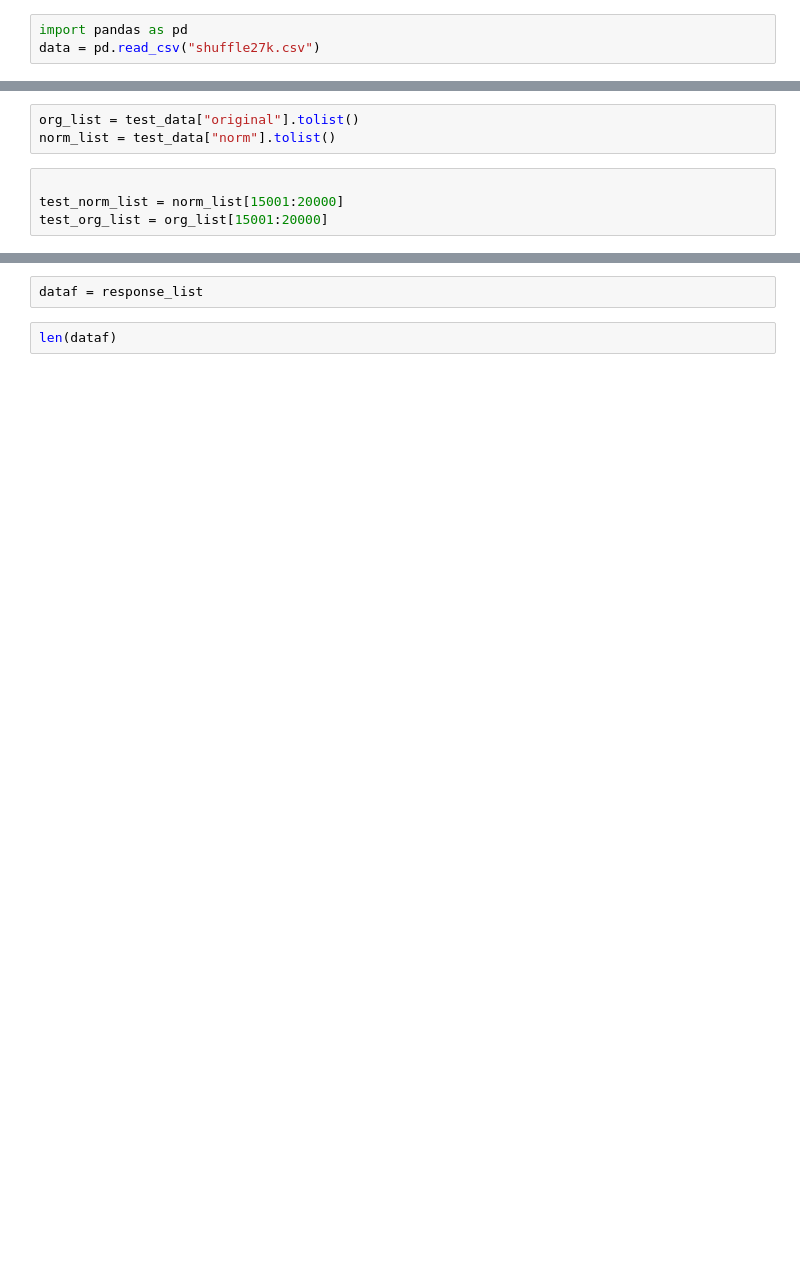
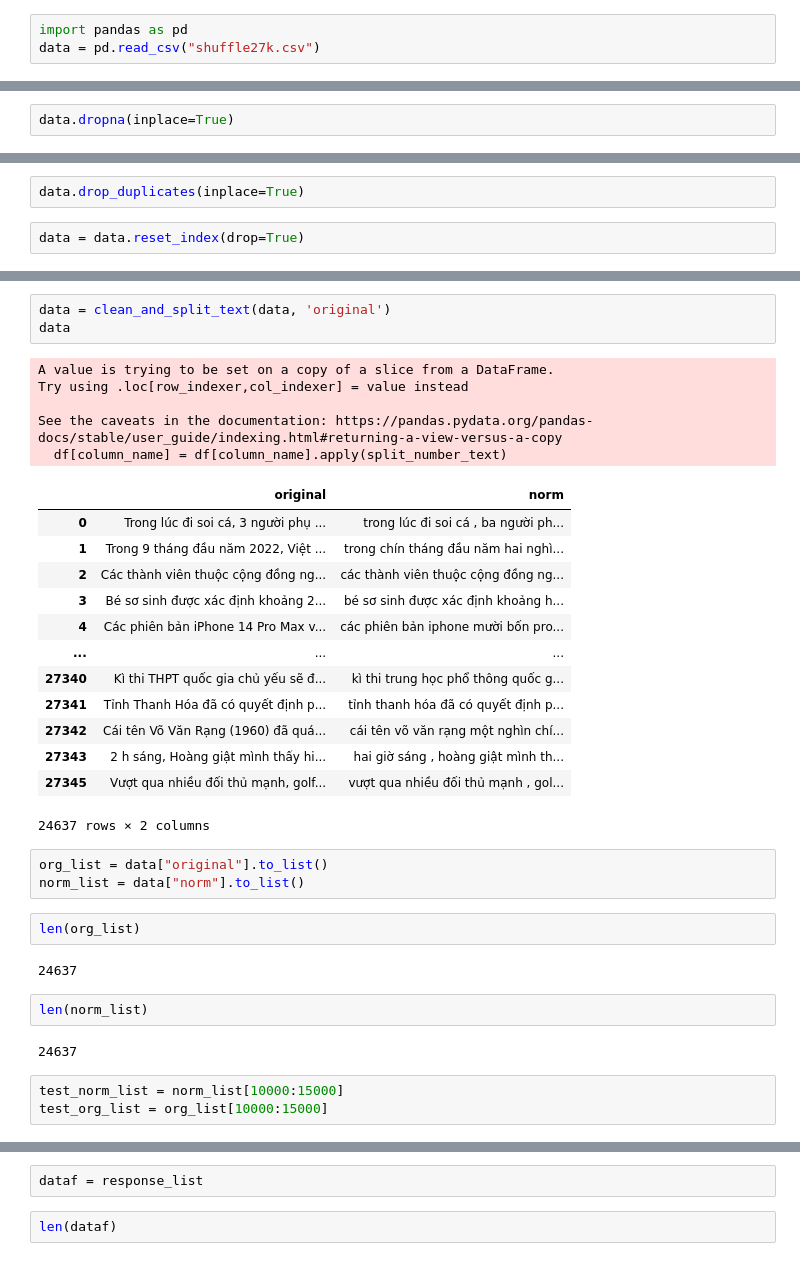
Before and after one commit to khanhthanhdev/RAG-code-assistant, a Jupyter notebook: usellama.ipynb, the cells around one changed output, grey strips where cells are left out. Cells and saved outputs as stored; diff of their text form; blank space fills up the shorter version.

```diff
--- a/usellama.ipynb
+++ b/usellama.ipynb
@@ -25 +10,3 @@ def parse_output(response_str):
+# %%
+data.dropna(inplace=True)
 # %%
@@ -35,0 +16,4 @@ test_data.head()
+# %%
+data.drop_duplicates(inplace=True)
+# %%
+data = data.reset_index(drop=True)
@@ -36,10 +96,39 @@ test_data.head()
+# %%
+data = clean_and_split_text(data, 'original')
+data
+# %% [output]
+A value is trying to be set on a copy of a slice from a DataFrame.
+Try using .loc[row_indexer,col_indexer] = value instead
+
+See the caveats in the documentation: https://pandas.pydata.org/pandas-docs/stable/user_guide/indexing.html#returning-a-view-versus-a-copy
+  df[column_name] = df[column_name].apply(split_number_text)
+|  | original | norm |
+| 0 | Trong lúc đi soi cá, 3 người phụ ... | trong lúc đi soi cá , ba người ph... |
+| 1 | Trong 9 tháng đầu năm 2022, Việt ... | trong chín tháng đầu năm hai nghì... |
+| 2 | Các thành viên thuộc cộng đồng ng... | các thành viên thuộc cộng đồng ng... |
+| 3 | Bé sơ sinh được xác định khoảng 2... | bé sơ sinh được xác định khoảng h... |
+| 4 | Các phiên bản iPhone 14 Pro Max v... | các phiên bản iphone mười bốn pro... |
+| ... | ... | ... |
+| 27340 | Kì thi THPT quốc gia chủ yếu sẽ đ... | kì thi trung học phổ thông quốc g... |
+| 27341 | Tỉnh Thanh Hóa đã có quyết định p... | tỉnh thanh hóa đã có quyết định p... |
+| 27342 | Cái tên Võ Văn Rạng (1960) đã quá... | cái tên võ văn rạng một nghìn chí... |
+| 27343 | 2 h sáng, Hoàng giật mình thấy hi... | hai giờ sáng , hoàng giật mình th... |
+| 27345 | Vượt qua nhiều đối thủ mạnh, golf... | vượt qua nhiều đối thủ mạnh , gol... |
+24637 rows × 2 columns
 # %%
-org_list = test_data["original"].tolist()
-norm_list = test_data["norm"].tolist()
+org_list = data["original"].to_list()
+norm_list = data["norm"].to_list()
-# %%
-
-test_norm_list = norm_list[15001:20000]
-test_org_list = org_list[15001:20000]
+# %%
+len(org_list)
+# %% [output]
+24637
+# %%
+len(norm_list)
+# %% [output]
+24637
+# %%
+test_norm_list = norm_list[10000:15000]
+test_org_list = org_list[10000:15000]
 # %%
 len(test_norm_list), len(test_org_list)
 # %% [output]
```
Also changed, not shown: parts of 20 cells of this notebook, 8 other files.
